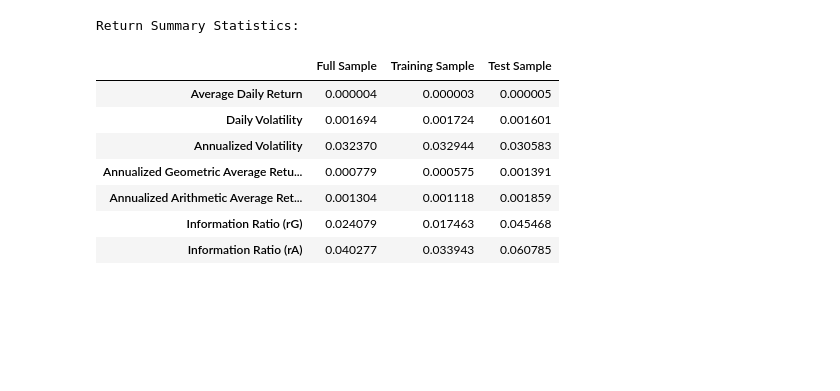
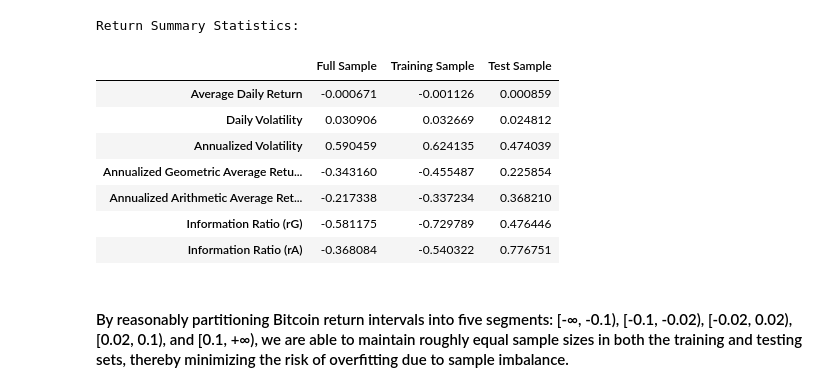
Before and after one commit to HanluGe/Crypto_trading_technical_indicators, a Jupyter notebook: Strategy_1.ipynb, the cells around one changed output. Cells and saved outputs as stored; diff of their text form; code cells hidden in the pictures; blank space fills up the shorter version.

```diff
--- a/Strategy_1.ipynb
+++ b/Strategy_1.ipynb
@@ -108,56 +122,54 @@ Test Accuracy: 0.2605092146012083
 # %%
 def compute_return_stats(df, label='returns'):
     df = df.copy()
-    df[label] = df['close'].pct_change()
-    df = df.dropna()
+    if not isinstance(df.index, pd.DatetimeIndex):
+        df.index = pd.to_datetime(df.index)
 
-    r_mean = df[label].mean()
-    r_std = df[label].std()
+    daily_close = df['close'].resample('D').last().dropna()
+    daily_returns = daily_close.pct_change().dropna()
 
-    # Annualized volatility: daily standard deviation multiplied by sqrt(365)
+    r_mean = daily_returns.mean()
+    r_std = daily_returns.std()
     annualized_vol = r_std * np.sqrt(365)
 
-    # Annualized geometric average return: ((∏(1 + r))^(365/n)) - 1
-    rG = (df[label].add(1).prod())**(365/len(df)) - 1
-
-    # Annualized arithmetic average return: ((1 + r_mean)^365) - 1
+    rG = (daily_returns.add(1).prod())**(365/len(daily_returns)) - 1
     rA = (1 + r_mean)**365 - 1
 
-    # Information Ratios: ratio of annualized returns to annualized volatility
     ir_geom = rG / annualized_vol if annualized_vol != 0 else np.nan
     ir_arith = rA / annualized_vol if annualized_vol != 0 else np.nan
 
     stats = {
         'Average Daily Return': r_mean,
         'Daily Volatility': r_std,
         'Annualized Volatility': annualized_vol,
         'Annualized Geometric Average Return (rG)': rG,
         'Annualized Arithmetic Average Return (rA)': rA,
         'Information Ratio (rG)': ir_geom,
         'Information Ratio (rA)': ir_arith
     }
     return pd.Series(stats)
 
-# Compute summary statistics for full sample, training sample, and test sample
+
 full_stats = compute_return_stats(df_final)
 train_stats = compute_return_stats(train_df)
 test_stats = compute_return_stats(test_df)
 
-# Concatenate summary statistics into one table
 summary_table = pd.concat([full_stats, train_stats, test_stats], axis=1)
 summary_table.columns = ['Full Sample', 'Training Sample', 'Test Sample']
 print("Return Summary Statistics:")
 display(summary_table)
 # %% [output]
 Return Summary Statistics:
 |  | Full Sample | Training Sample | Test Sample |
-| Average Daily Return | 0.000004 | 0.000003 | 0.000005 |
-| Daily Volatility | 0.001694 | 0.001724 | 0.001601 |
-| Annualized Volatility | 0.032370 | 0.032944 | 0.030583 |
-| Annualized Geometric Average Retu... | 0.000779 | 0.000575 | 0.001391 |
-| Annualized Arithmetic Average Ret... | 0.001304 | 0.001118 | 0.001859 |
-| Information Ratio (rG) | 0.024079 | 0.017463 | 0.045468 |
-| Information Ratio (rA) | 0.040277 | 0.033943 | 0.060785 |
+| Average Daily Return | -0.000671 | -0.001126 | 0.000859 |
+| Daily Volatility | 0.030906 | 0.032669 | 0.024812 |
+| Annualized Volatility | 0.590459 | 0.624135 | 0.474039 |
+| Annualized Geometric Average Retu... | -0.343160 | -0.455487 | 0.225854 |
+| Annualized Arithmetic Average Ret... | -0.217338 | -0.337234 | 0.368210 |
+| Information Ratio (rG) | -0.581175 | -0.729789 | 0.476446 |
+| Information Ratio (rA) | -0.368084 | -0.540322 | 0.776751 |
+# %% [markdown]
+#### By reasonably partitioning Bitcoin return intervals into five segments: [-∞, -0.1), [-0.1, -0.02), [-0.02, 0.02), [0.02, 0.1), and [0.1, +∞), we are able to maintain roughly equal sample sizes in both the training and testing sets, thereby minimizing the risk of overfitting due to sample imbalance.
 # %%
 def count_labels(df):
     counts = df['label'].value_counts().sort_index()
```
Also changed, not shown: parts of 17 cells of this notebook, 3 other files.
